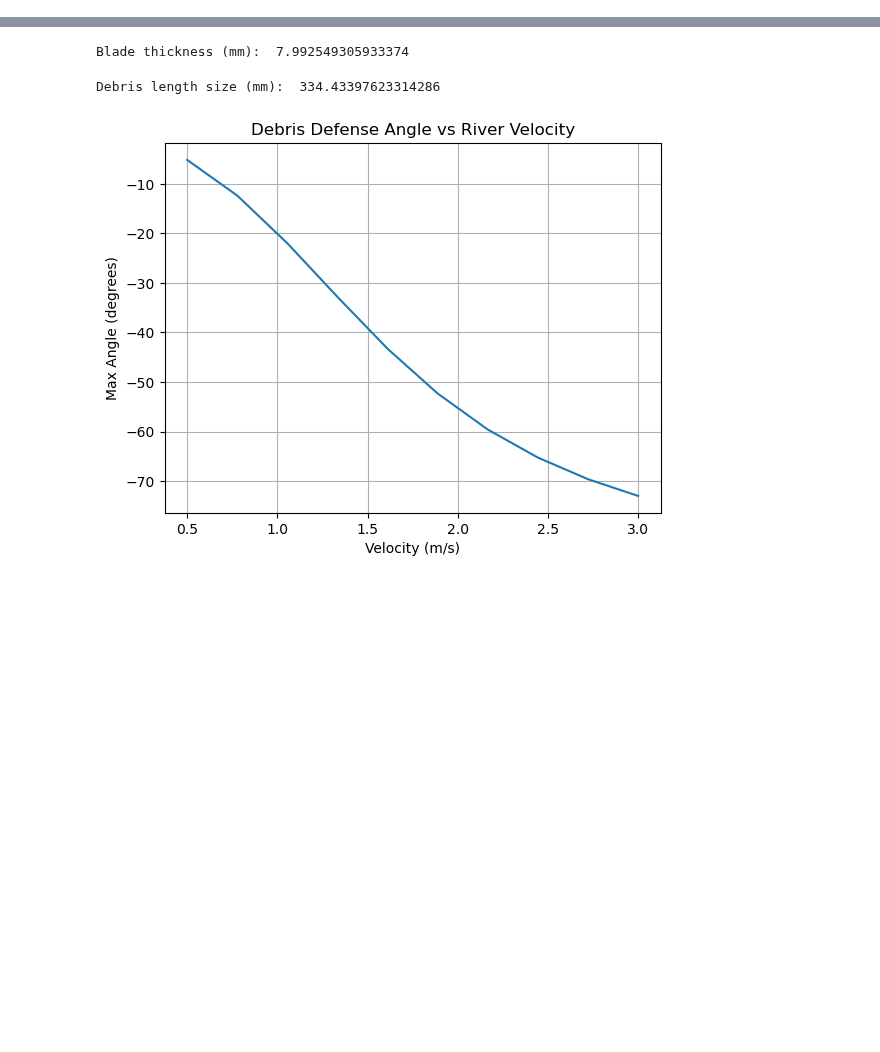
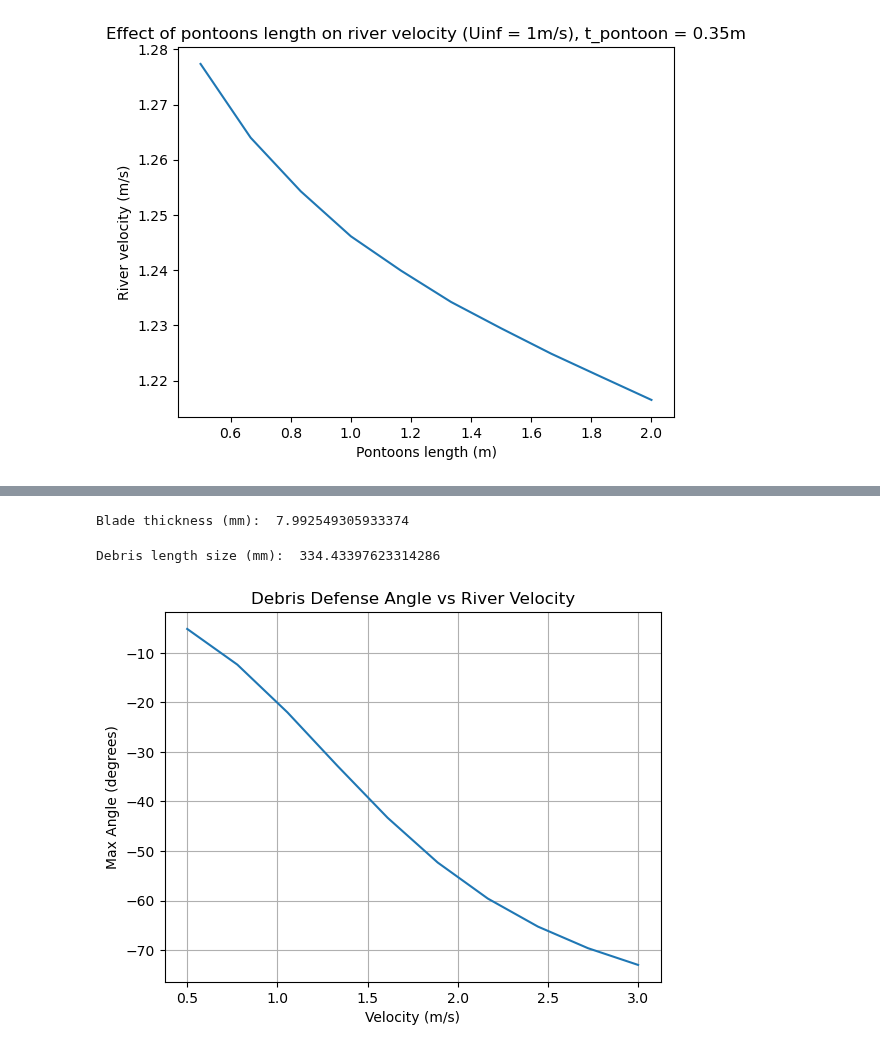
Before and after one commit to pilipb/DP5-code, a Jupyter notebook: main.ipynb, the cells around one changed output, grey strips where cells are left out. Drawn from its saved outputs; the diff is of its cells as text; code cells hidden in the pictures; blank space fills up the shorter version.

```diff
--- a/main.ipynb
+++ b/main.ipynb
@@ -31,0 +59,8 @@ river_vel = mean_pontoon_velocity
+# %%
+# assume width of pontoon is constant
+foil_width = 0.35
+# vary pontoon length
+lengths = np.linspace(0.5, 2, 10)
+river_vels2 = []
+for l in lengths:
+    river_vels2.append(main_pontoon_calc(foil_width, turbine_width, l,river_vel,grid=False, block_t = block_t, block_w=block_w, grid_offset=grid_offset, block_spacing=block_spacing, plot=False))
@@ -32,2 +83,11 @@ river_vel = mean_pontoon_velocity
+# %%
+# plot results
+plt.plot(lengths, river_vels2)
+plt.xlabel('Pontoons length (m)')
+plt.ylabel('River velocity (m/s)')
+plt.title('Effect of pontoons length on river velocity (Uinf = 1m/s), t_pontoon = 0.35m')
+plt.show()
+# %% [output]
+[figure, added]
 # %%
 # calculate the area of the turbine
```
Also changed, not shown: parts of 10 cells of this notebook.
